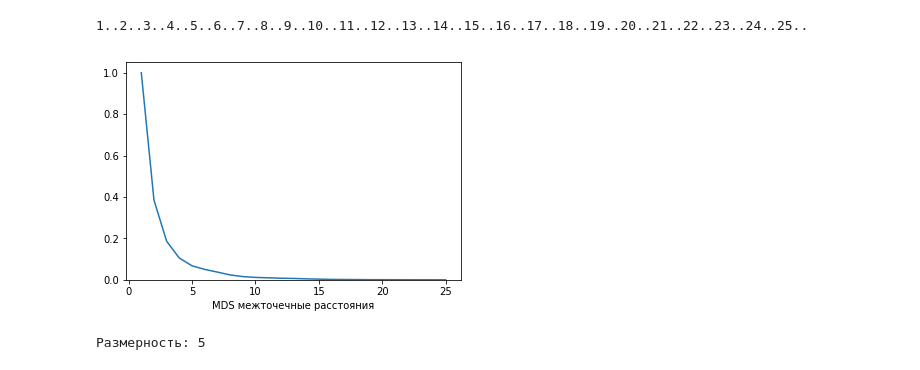
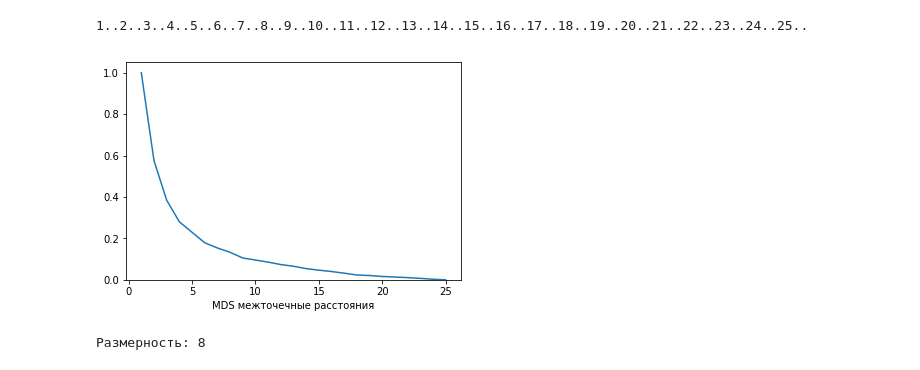
Before and after one commit to mestydone/dimensionality_reduction, a Jupyter notebook: DR.ipynb, the cells around one changed output. Saved outputs shown, nothing was run; the diff lists cells and outputs as text; code cells hidden in the pictures.

```diff
--- a/DR.ipynb
+++ b/DR.ipynb
@@ -7,11 +7,11 @@ import math
 import importlib
 importlib.reload(d)
 
-source_data, markers = d.load_data("data/ocr.dat", 8, False)
+source_data, markers = d.load_data("data/ocr.dat", 2, False)
 # source_data, markers = d.load_noise(100, 5)
 
 # Попробовать очистить данные
-source_data, markers = d.filter(source_data, markers, 2*math.sqrt(3))
+source_data, markers = d.filter(source_data, markers, 2*3*math.sqrt(3))
 print('filtered:', len(source_data[0]))
 
 # Сортировка по дисперсии
@@ -70,24 +70,24 @@ print('Размерность:', d.real_dimensionality(pca_error, 0.3))
 # %%
 #MDS
 import src.mds as mds
 importlib.reload(mds)
 
 mds_data_list = []
 mds_distances = np.empty(len(source_data))
 mds_prepared = mds.init(source_data)
 
 
 for i in range(1, len(mds_distances)+1):
     print(i,end='..')
-    proj, distance = mds_prepared.calculate(i)
+    proj, distance = mds_prepared.calculate(i, eps=0.002)
     mds_data_list.append(proj)
     mds_distances[i-1] = distance
 print()
 
 mds_distances /= max(mds_distances)
 drawer.plot_line(mds_distances, label='MDS межточечные расстояния').show()
-print("Размерность:", d.real_dimensionality(mds_distances, 0.1))
+print("Размерность:", d.real_dimensionality(mds_distances, 0.15))
 # %% [output]
 1..2..3..4..5..6..7..8..9..10..11..12..13..14..15..16..17..18..19..20..21..22..23..24..25..
-[figure, old version]
+[figure, new version]
-Размерность: 5
+Размерность: 8
```
Also changed, not shown: parts of 8 cells of this notebook, 2 other files.
